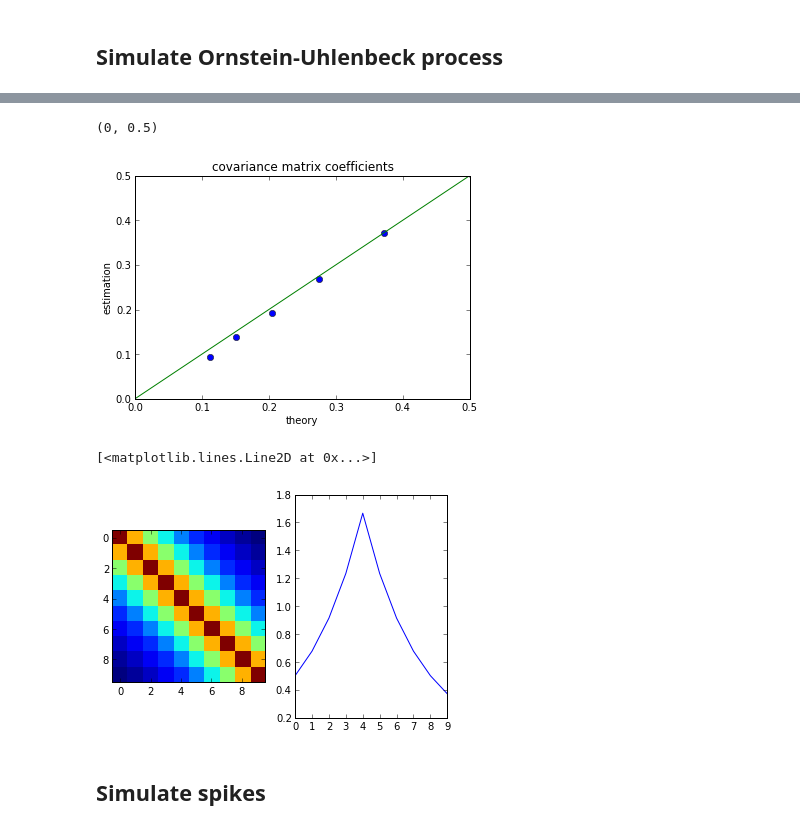
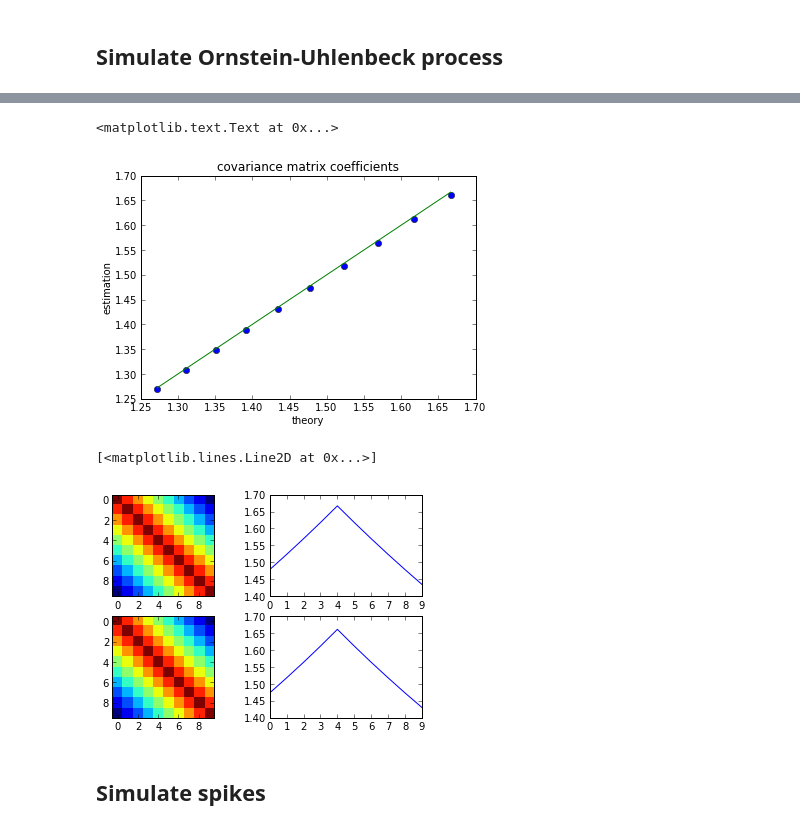
Before and after one commit to yzerlaut/transfer_functions, a Jupyter notebook: ornstein_uhlenbeck_covariance.ipynb, the cells around one changed output, grey strips where cells are left out. Drawn from its saved outputs; the diff is of its cells as text; code cells hidden in the pictures.

```diff
--- a/ornstein_uhlenbeck_covariance.ipynb
+++ b/ornstein_uhlenbeck_covariance.ipynb
@@ -31,7 +32,7 @@ def calculate_cov_matrix(y, tmax, dt=1.):
           for i in range(n_max)]
     return linalg.toeplitz(cov)
 # %%
-def ornstein_uhlenbeck(mu, sigma, theta, tmax, dt=1.):
+def ornstein_uhlenbeck(mu, sigma, theta, tmax, dt=dt):
     """return a realisation of ornstein-uhlenbeck process"""
 
     diffcoef = sigma**2
@@ -63,0 +65,5 @@ plt.title('sample process')
+# %%
+f = np.arange(len(ou_samples)/2)/dt
+plt.loglog(f, np.abs(np.fft.fft(ou_samples))[:len(ou_samples)/2])
+ou_samples = ornstein_uhlenbeck(mu, sigma, theta,1000, dt/10.)
+plt.loglog(f, np.abs(np.fft.fft(ou_samples))[:len(ou_samples)/2])
@@ -63,0 +73,10 @@ plt.title('sample process')
+# %%
+dt = 0.1
+cov1 = calculate_cov_matrix(ornstein_uhlenbeck(mu, sigma, theta,150000*dt, dt), 1, dt)
+#cov1 = cov_matrix(sigma, theta, 10, dt)
+dt = 0.01
+cov2 = calculate_cov_matrix(ornstein_uhlenbeck(mu, sigma, theta,150000*dt, dt), 1, dt)
+#cov2 = cov_matrix(sigma, theta, 10, dt)
+plt.plot(cov1[:,0], 'r')
+plt.twiny()
+plt.plot(cov2[:,0], 'b')
@@ -64,24 +86,28 @@ plt.title('sample process')
 # %%
-cov_est = calculate_cov_matrix(ou_samples,10)
-cov_theory = cov_matrix(sigma, theta, 10)
 
-plt.plot(cov_theory[:,0], cov_est[:,0], 'o', [0, sigma/2.], [0, sigma/2.])
+cov_est = calculate_cov_matrix(ou_samples, 1, dt)
+cov_theory = cov_matrix(sigma, theta, 1, dt)
+
+cmin, cmax = cov_theory[:,0].min(), cov_theory[:,0].max()
+plt.plot(cov_theory[:,0], cov_est[:,0], 'o', [cmin, cmax], [cmin, cmax], '-')
 plt.xlabel('theory')
 plt.ylabel('estimation')
 plt.title('covariance matrix coefficients')
-plt.xlim([0, sigma/2.])
-plt.ylim([0, sigma/2.])
 # %% [output]
-(0, 0.5)
+<matplotlib.text.Text at 0x...>
-[figure, old version]
+[figure, new version]
 # %%
-plt.subplot(121)
+plt.subplot(221)
 plt.imshow(cov_theory, interpolation='nearest')
-plt.subplot(122)
+plt.subplot(222)
 plt.plot(cov_theory[:,4])
+plt.subplot(223)
+plt.imshow(cov_est, interpolation='nearest')
+plt.subplot(224)
+plt.plot(cov_est[:,4])
 # %% [output]
 [<matplotlib.lines.Line2D at 0x...>]
-[figure, old version]
+[figure, new version]
 # %% [markdown]
 Simulate spikes
 ---------------
```
Also changed, not shown: parts of 19 cells of this notebook.
